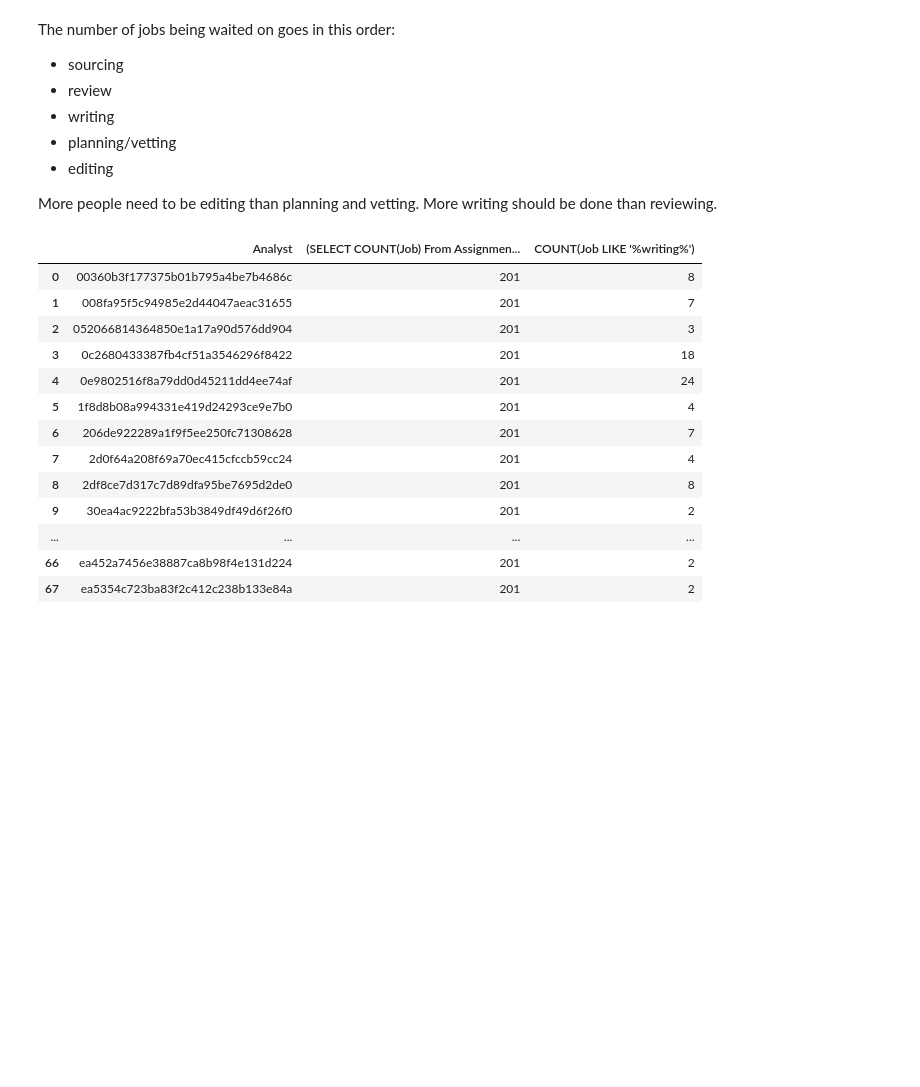
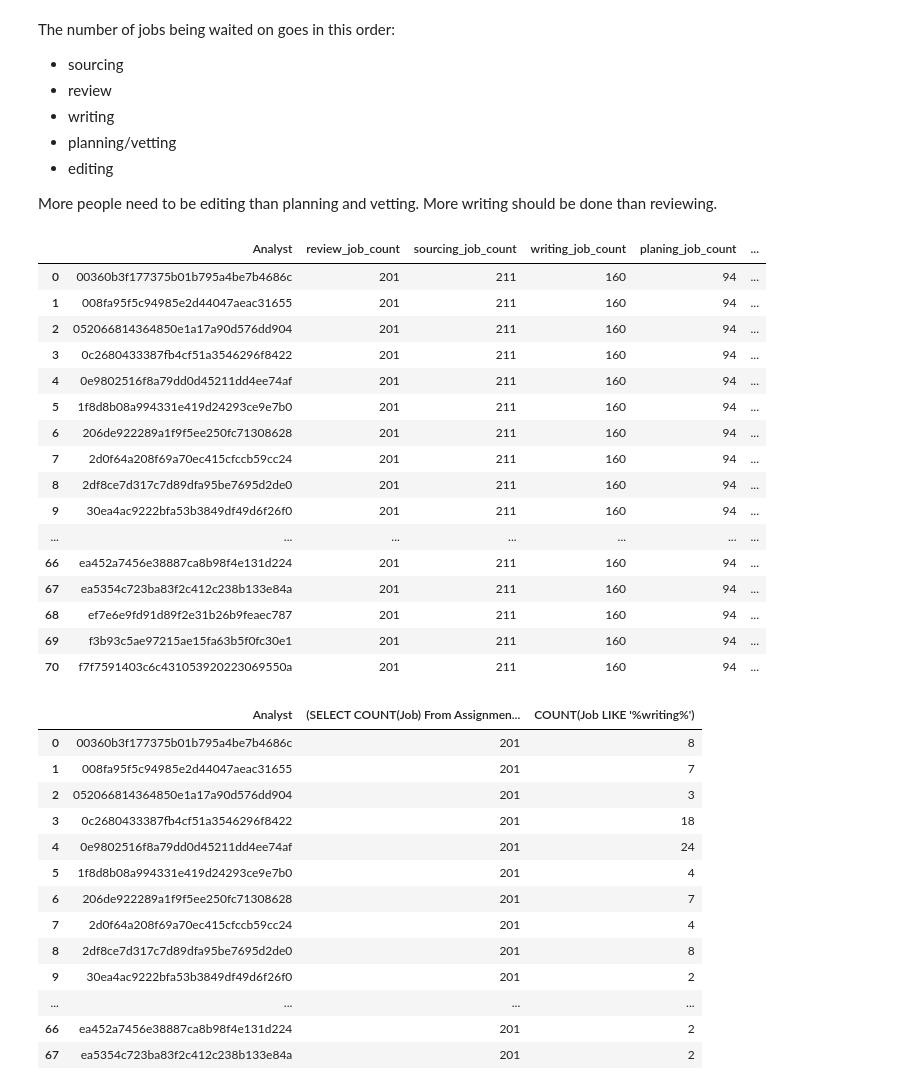
Before and after one commit to erikajane/Wonder_SQL_Task, a Jupyter notebook: Data.ipynb, the cells around one changed output. Saved outputs shown, nothing was run; the diff lists cells and outputs as text; code cells hidden in the pictures; blank space fills up the shorter version.

```diff
--- a/Data.ipynb
+++ b/Data.ipynb
@@ -181,6 +181,48 @@ The number of jobs being waited on goes in this order:
  - editing
 
  More people need to be editing than planning and vetting. More writing should be done than reviewing.
+# %%
+c.execute('''SELECT Analyst, (SELECT COUNT(*)
+            FROM Assignments
+            WHERE Job LIKE '%review%') AS review_job_count,
+            (SELECT COUNT(*)
+            FROM Assignments
+            WHERE Job LIKE '%sourcing%') AS sourcing_job_count,
+            (SELECT COUNT(*)
+            FROM Assignments
+            WHERE Job LIKE '%writing%') AS writing_job_count,
+            (SELECT COUNT(*)
+            FROM Assignments
+            WHERE job LIKE '%planning%')AS planing_job_count,
+            (SELECT COUNT(*)
+            FROM Assignments
+            WHERE Job LIKE '%editing%') AS editing_job_count,
+            (SELECT COUNT(*)
+            FROM Assignments
+            WHERE Job LIKE '%vetting%') AS vetting_job_count
+            FROM Assignments
+            GROUP BY Analyst''')
+data = pd.DataFrame(c.fetchall())
+data.columns = [x[0] for x in c.description]
+data
+# %% [output]
+|  | Analyst | review_job_count | sourcing_job_count | writing_job_count | planing_job_count | ... |
+| 0 | 00360b3f177375b01b795a4be7b4686c | 201 | 211 | 160 | 94 | ... |
+| 1 | 008fa95f5c94985e2d44047aeac31655 | 201 | 211 | 160 | 94 | ... |
+| 2 | 052066814364850e1a17a90d576dd904 | 201 | 211 | 160 | 94 | ... |
+| 3 | 0c2680433387fb4cf51a3546296f8422 | 201 | 211 | 160 | 94 | ... |
+| 4 | 0e9802516f8a79dd0d45211dd4ee74af | 201 | 211 | 160 | 94 | ... |
+| 5 | 1f8d8b08a994331e419d24293ce9e7b0 | 201 | 211 | 160 | 94 | ... |
+| 6 | 206de922289a1f9f5ee250fc71308628 | 201 | 211 | 160 | 94 | ... |
+| 7 | 2d0f64a208f69a70ec415cfccb59cc24 | 201 | 211 | 160 | 94 | ... |
+| 8 | 2df8ce7d317c7d89dfa95be7695d2de0 | 201 | 211 | 160 | 94 | ... |
+| 9 | 30ea4ac9222bfa53b3849df49d6f26f0 | 201 | 211 | 160 | 94 | ... |
+| ... | ... | ... | ... | ... | ... | ... |
+| 66 | ea452a7456e38887ca8b98f4e131d224 | 201 | 211 | 160 | 94 | ... |
+| 67 | ea5354c723ba83f2c412c238b133e84a | 201 | 211 | 160 | 94 | ... |
+| 68 | ef7e6e9fd91d89f2e31b26b9feaec787 | 201 | 211 | 160 | 94 | ... |
+| 69 | f3b93c5ae97215ae15fa63b5f0fc30e1 | 201 | 211 | 160 | 94 | ... |
+| 70 | f7f7591403c6c431053920223069550a | 201 | 211 | 160 | 94 | ... |
 # %%
 c.execute('''SELECT Analyst, (SELECT COUNT(Job) From Assignments WHERE Job LIKE '%review'), COUNT(Job LIKE '%writing%')
             FROM Assignments
```
